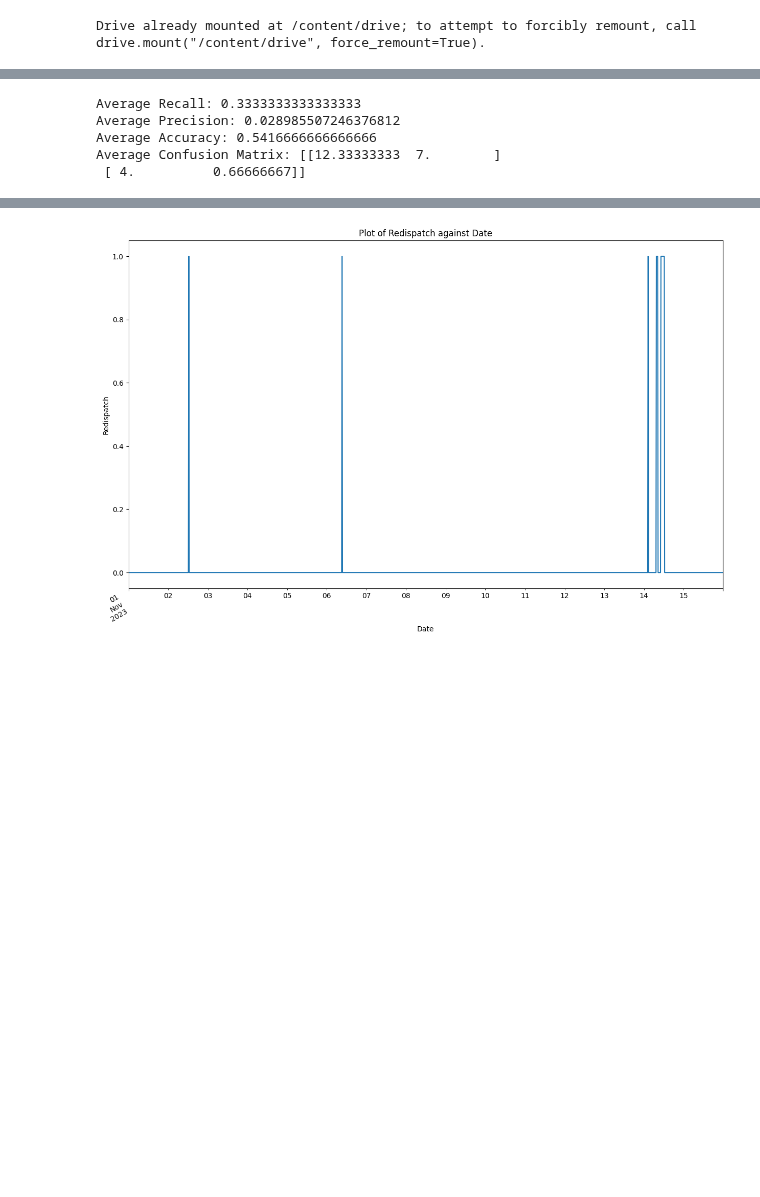
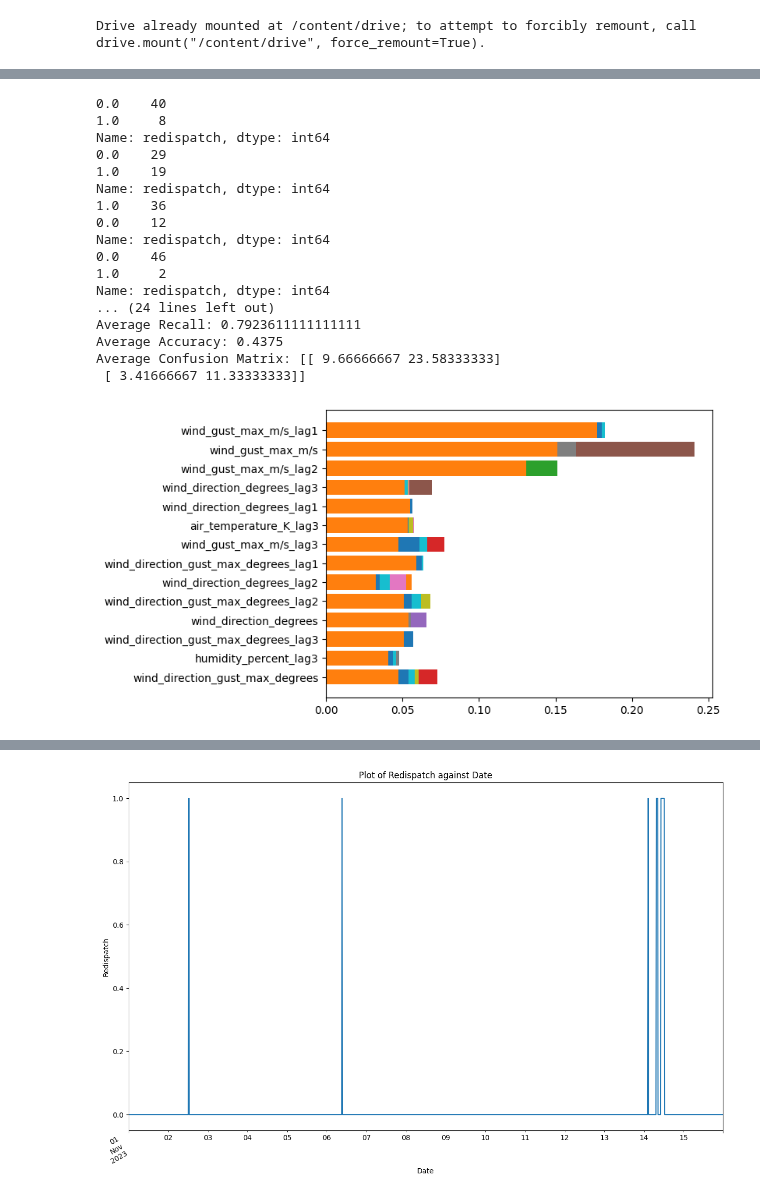
Before and after one commit to mgondeck/wind_curtailment_prediction, a Jupyter notebook: xgboost_binary_classification.ipynb, the cells around one changed output, grey strips where cells are left out. Saved outputs shown, nothing was run; the diff lists cells and outputs as text; code cells hidden in the pictures; blank space fills up the shorter version.

Commit message:
modified xgboost

```diff
--- a/xgboost_binary_classification.ipynb
+++ b/xgboost_binary_classification.ipynb
@@ -27,6 +57,8 @@ df = pd.read_csv('/content/drive/My Drive/ms_wind_curtailment_prediction/lagged_
 # %%
 # Drop the rows to get appropriate test data
-df.drop(df.index[-4416:], inplace=True)
+start_date = '2022-01-01'
+end_date = '2023-11-14'
+df = df.loc[start_date:end_date]
 # %%
 # preprocessing pipelines
 preprocessor = Pipeline([
@@ -37,19 +69,21 @@ preprocessor = Pipeline([
 smote = SMOTE(random_state=13)
 
 # create model instance
-xgboost_class = XGBClassifier(n_estimators=2, max_depth=2, learning_rate=1, objective='binary:logistic', random_state = 13)
+xgboost_class = XGBClassifier(booster='gbtree', reg_alpha=0, eval_metric='logloss', gamma = 1, # reg_alpha introduces L1 regularization
+                              n_estimators=100, max_depth=4, learning_rate=0.1, objective='binary:logistic', random_state = 13, scale_pos_weight=2)
+
+# gamma = minimum loss reduction required to make a further partition on a leaf node of the tree. The larger gamma is, the more conservative the algorithm will be
 
 # features X and target y
 X = df.drop(['redispatch', 'level'], axis = 1)
 y = df['redispatch']
 # %%
 # cross-validation
-n_splits = 16
-test_size = 24 #(6h with 15 min intervalls)
-tscv = TimeSeriesSplit(n_splits=n_splits, test_size=test_size) #, step=step)
+n_splits = 70
+test_size = 48 #(12h with 15 min intervalls)
+tscv = TimeSeriesSplit(n_splits=n_splits, test_size=test_size)
 
 recall_scores = []
-precision_scores = []
 accuracy_scores = []
 conf_matrices = []
 
@@ -64,7 +98,7 @@ for i, (train_index, test_index) in enumerate(tscv.split(X)):
     # check if at least one instance of redispatch with status 1 is present in the test data
     if y_test.sum() == 0:
         continue
-
+    '''
     # importance of the last redispatch status for the training data
     window_size = 2  # last 30 min
     last_redispatch_importance_train = []
@@ -73,51 +107,62 @@ for i, (train_index, test_index) in enumerate(tscv.split(X)):
         window_end = i
         importance = y_train.iloc[window_start:window_end].sum() # also incorporate the level
         last_redispatch_importance_train.append(importance)
     X_train['last_redispatch_importance'] = last_redispatch_importance_train
 
     # rate of decrease for the importance values
     decrease_rate = last_redispatch_importance_train[-1] / len(X_test)
 
     # forward fill the last value of 'last_redispatch_importance' for the test data with decreasing values
     last_redispatch_importance_test = np.linspace(last_redispatch_importance_train[-1], 0, len(X_test))
     X_test['last_redispatch_importance'] = last_redispatch_importance_test
-
+    '''
     # Preprocess and oversample only the training data
     X_train_preprocessed = preprocessor.fit_transform(X_train)
     X_train_preprocessed, y_train_preprocessed = smote.fit_resample(X_train_preprocessed, y_train)
 
     # Preprocess the test data
     X_test_preprocessed = preprocessor.transform(X_test)
 
-    # Fit the model on the preprocessed training data
+    # fit model
     xgboost_class.fit(X_train_preprocessed, y_train_preprocessed)
 
-    # Make predictions on the preprocessed test data
+    # make predictions
     y_pred = xgboost_class.predict(X_test_preprocessed)
 
-    # Convert predicted probabilities to binary predictions
-    y_pred_binary = [1 if pred > 0.3 else 0 for pred in y_pred]
-
-    #print(y_test.value_counts())
+    print(y_test.value_counts())
     #print("last redispatch importance: ", X_test['last_redispatch_importance'])
 
-    recall = recall_score(y_test, y_pred)
-    recall_scores.append(recall)
-    precision = precision_score(y_test, y_pred)
-    precision_scores.append(precision)
-    accuracy = accuracy_score(y_test, y_pred)
-    accuracy_scores.append(accuracy)
-    conf_matrix = confusion_matrix(y_test, y_pred)
-    conf_matrices.append(conf_matrix)
+    recall_scores.append(recall_score(y_test, y_pred))
+    accuracy_scores.append(accuracy_score(y_test, y_pred))
+    conf_matrices.append(confusion_matrix(y_test, y_pred))
+
+    sorted_idx = xgboost_class.feature_importances_.argsort()
+    plt.barh(X_train.columns[sorted_idx], xgboost_class.feature_importances_[sorted_idx])
+
+    #saving the plot as a png file
+    plt.savefig('feature_importance_xgboost.png')
+
 
 # evaluate
 print("Average Recall:", sum(recall_scores) / len(recall_scores))
-print("Average Precision:", sum(precision_scores) / len(precision_scores))
 print("Average Accuracy:", sum(accuracy_scores) / len(accuracy_scores))
 print("Average Confusion Matrix:", sum(conf_matrices) / len(conf_matrices))
 # %% [output]
-Average Recall: 0.3333333333333333
-Average Precision: 0.028985507246376812
-Average Accuracy: 0.5416666666666666
-Average Confusion Matrix: [[12.33333333  7.        ]
- [ 4.          0.66666667]]
+0.0    40
+1.0     8
+Name: redispatch, dtype: int64
+0.0    29
+1.0    19
+Name: redispatch, dtype: int64
+1.0    36
+0.0    12
+Name: redispatch, dtype: int64
+0.0    46
+1.0     2
+Name: redispatch, dtype: int64
+... (24 lines left out)
+Average Recall: 0.7923611111111111
+Average Accuracy: 0.4375
+Average Confusion Matrix: [[ 9.66666667 23.58333333]
+ [ 3.41666667 11.33333333]]
+[figure, added]
```
Also changed, not shown: parts of 4 cells of this notebook.
